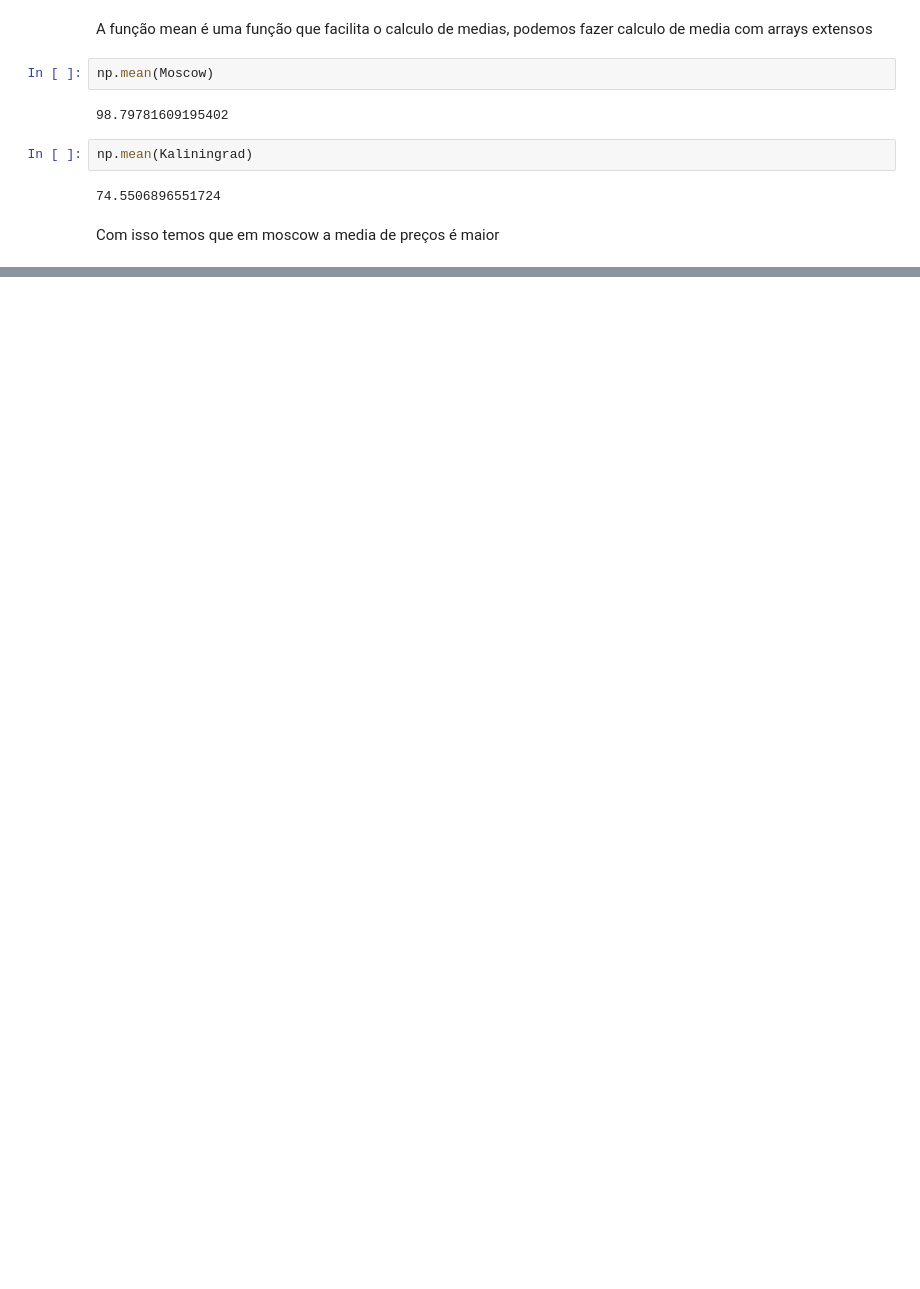
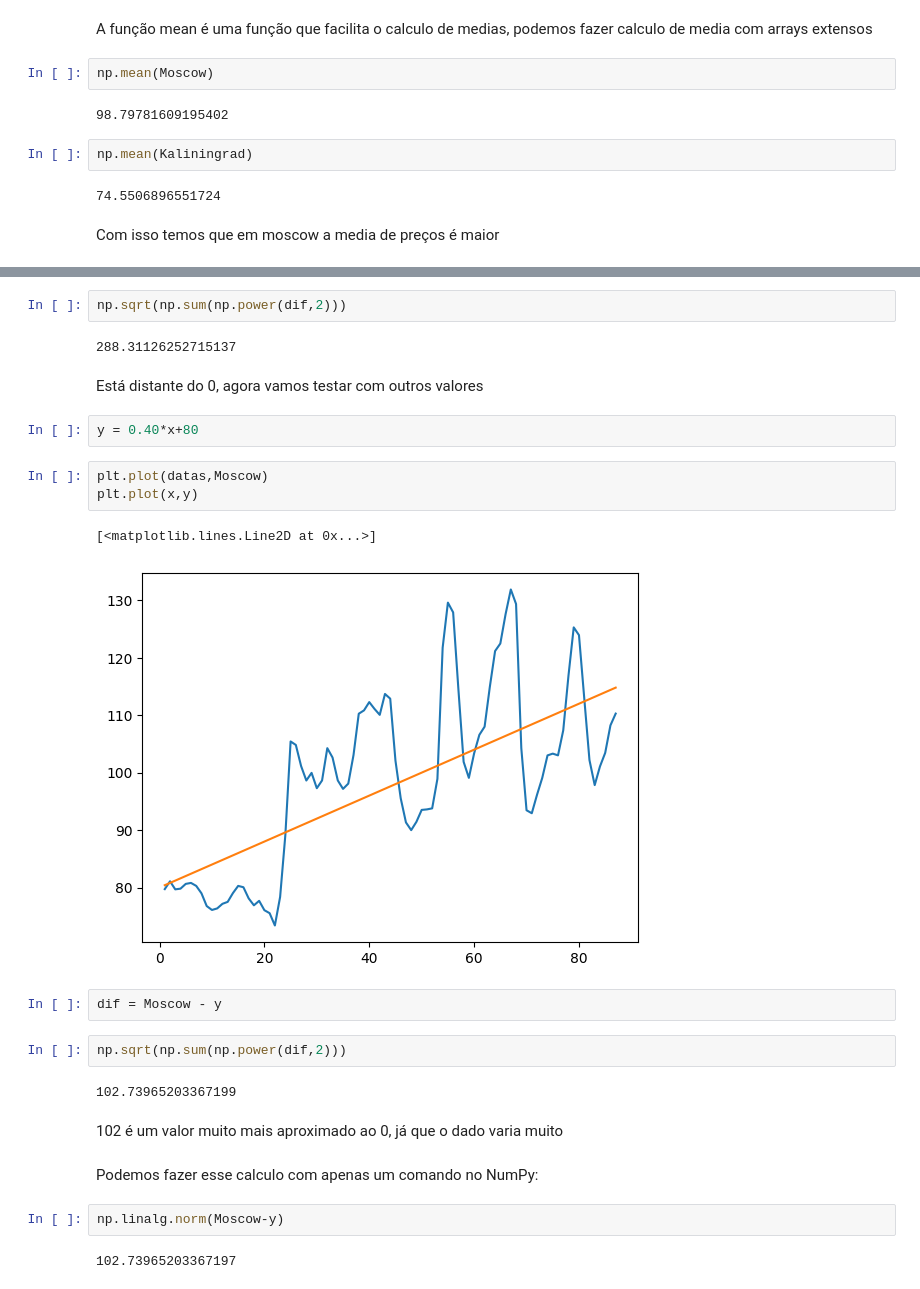
Before and after one commit to GustavoDwSantos/cursosalura, a Jupyter notebook: Python Para Data Science/NumPy_Analise_numerica.ipynb, the cells around one changed output, grey strips where cells are left out. Drawn from its saved outputs; the diff is of its cells as text; blank space fills up the shorter version.

```diff
--- a/Python Para Data Science/NumPy_Analise_numerica.ipynb
+++ b/Python Para Data Science/NumPy_Analise_numerica.ipynb
@@ -292,0 +332,28 @@ Com isso temos que em moscow a media de preços é maior
+# %%
+np.sqrt(np.sum(np.power(dif,2)))
+# %% [output]
+288.31126252715137
+# %% [markdown]
+Está distante do 0, agora vamos testar com outros valores
+# %%
+y = 0.40*x+80
+# %%
+plt.plot(datas,Moscow)
+plt.plot(x,y)
+# %% [output]
+[<matplotlib.lines.Line2D at 0x...>]
+[figure, added]
+# %%
+dif = Moscow - y
+# %%
+np.sqrt(np.sum(np.power(dif,2)))
+# %% [output]
+102.73965203367199
+# %% [markdown]
+102 é um valor muito mais aproximado ao 0, já que o dado varia muito
+# %% [markdown]
+Podemos fazer esse calculo com apenas um comando no NumPy:
+# %%
+np.linalg.norm(Moscow-y)
+# %% [output]
+102.73965203367197
```
Also changed, not shown: parts of 54 cells of this notebook, 1 other file.
